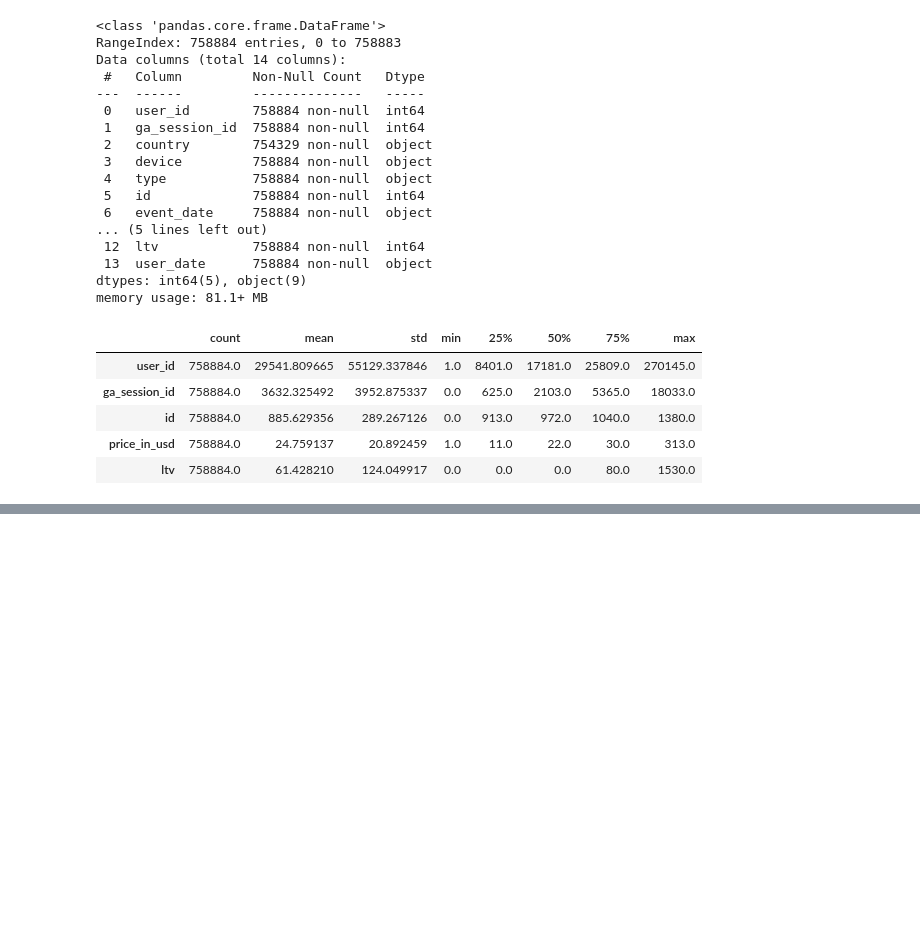
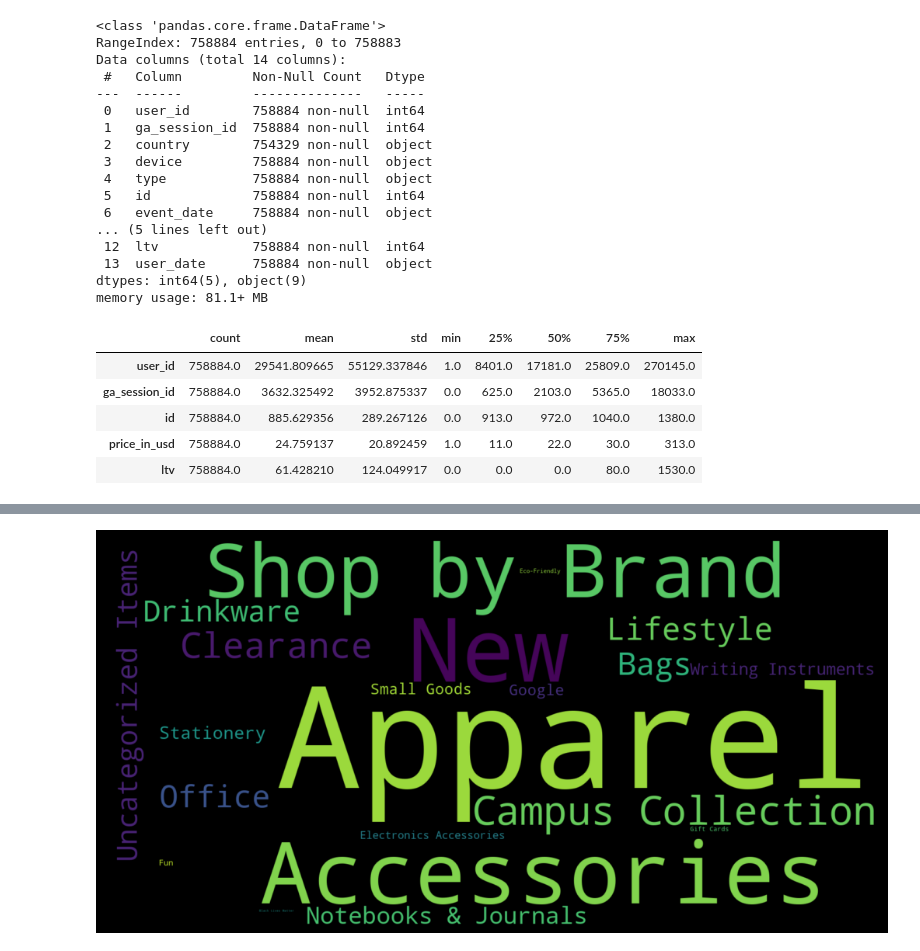
Before and after one commit to hasanenesguray/Data_Visualisation, a Jupyter notebook: Google Merchandise Sales Data/Google Merchandise Sales Data.ipynb, the cells around one changed output, grey strips where cells are left out. Cells and saved outputs as stored; diff of their text form; code cells hidden in the pictures; blank space fills up the shorter version.

```diff
--- a/Google Merchandise Sales Data/Google Merchandise Sales Data.ipynb
+++ b/Google Merchandise Sales Data/Google Merchandise Sales Data.ipynb
@@ -166,0 +239,24 @@ df.describe().T
+# %%
+# Example stopwords list, modify as needed
+stop_words_list = set(STOPWORDS)
+
+# Generate frequency counts from the 'business_category' column
+counts = Counter(df["category"].dropna().apply(lambda x: str(x)))
+
+# Generate the word cloud
+wcc = WordCloud(
+    background_color="black",
+    width=1600, height=800,
+    max_words=2000,
+    stopwords=stop_words_list
+)
+wcc.generate_from_frequencies(counts)
+
+# Display the word cloud
+plt.figure(figsize=(10, 5), facecolor='k')
+plt.imshow(wcc, interpolation='bilinear')
+plt.axis("off")
+plt.tight_layout(pad=0)
+plt.show()
+# %% [output]
+[figure, added]
```
Also changed, not shown: parts of 5 cells of this notebook.
